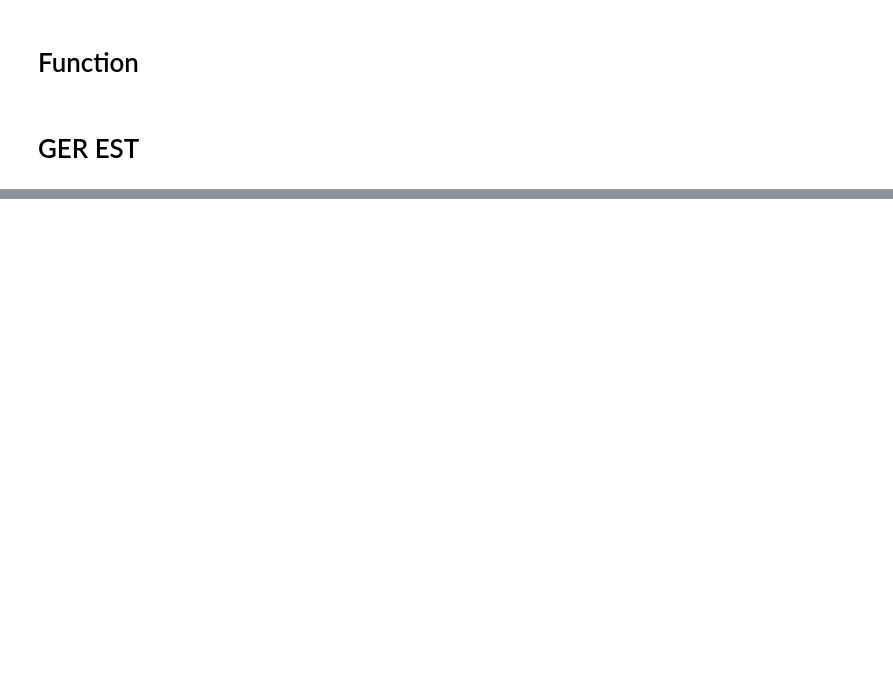
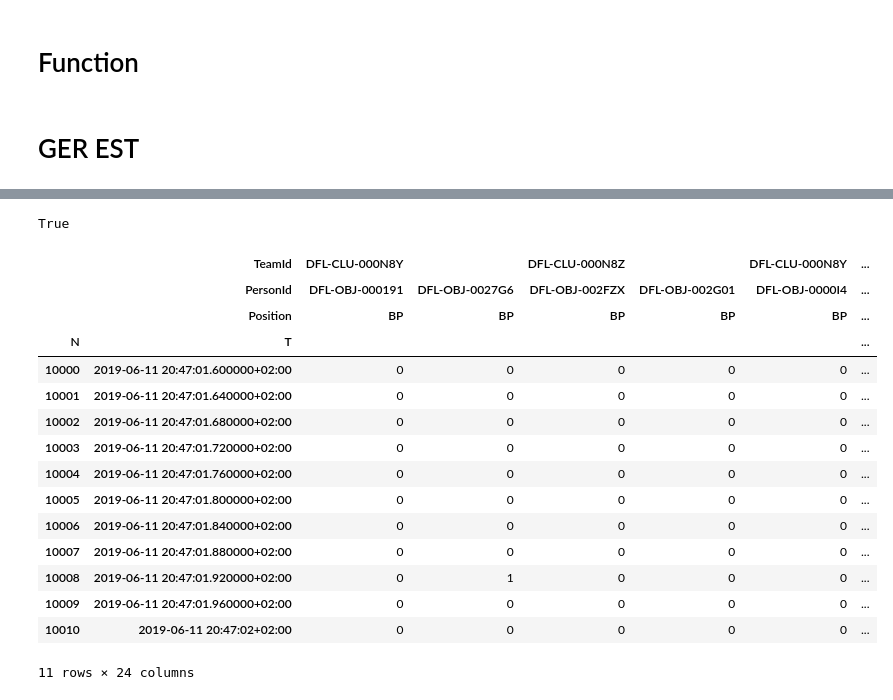
Before and after one commit to Deutscher-Fussball-Bund/Qualit-tsindex, a Jupyter notebook: IndividualBP.ipynb, the cells around one changed output, grey strips where cells are left out. Saved outputs shown, nothing was run; the diff lists cells and outputs as text; code cells hidden in the pictures; blank space fills up the shorter version.

```diff
--- a/IndividualBP.ipynb
+++ b/IndividualBP.ipynb
@@ -182,6 +182,10 @@ path='C:/Users/Tim/Desktop/QIndex/data/19-06-12_Mainz_GER_EST Sportec Data/'
 # %%
 xml_positions = etree.parse('C:/Users/Tim/Desktop/QIndex/data/19-06-12_Mainz_GER_EST Sportec Data/DFL_04_03_positions_raw_observed_DFL-COM-000001_DFL-MAT-003BEU.xml') ##privat
 kpimerged = pd.read_excel('C:/Users/Tim/Desktop/QIndex/data/19-06-12_Mainz_GER_EST Sportec Data/DFB_KPI_Merged.xlsx') ##privat
+# %%
+path='C:/Users/Jung/Desktop/Q-Index Master/19-06-12_Mainz_GER_EST Sportec Data/'    #Arbeit
+xml_positions = etree.parse('C:/Users/Jung/Desktop/Q-Index Master/19-06-12_Mainz_GER_EST Sportec Data/DFL_04_03_positions_raw_observed_DFL-COM-000001_DFL-MAT-003BEU.xml') ##Arbeit
+kpimerged = pd.read_excel('C:/Users/Jung/Desktop/Q-Index Master/19-06-12_Mainz_GER_EST Sportec Data/DFB_KPI_Merged.xlsx') ##Arbeit
 # %%
 kpimergednew = kpimerged.rename({'FRAME_NUMBER': 'N'}, axis=1)
 # %%
@@ -261,12 +266,35 @@ players=players.drop("DFL-OBJ-0000XT")
 players
 for player in players:
     if player in matchinfo.get(1)[CUID1]:
+        positions[CUID1,player,'BP']=0
         positions[CUID1,player,'DtB']=positions.apply(lambda x: calculateDistance(x[CUID1,player,'X'],x[CUID1,player,'Y'],x['BALL','DFL-OBJ-0000XT','X'],x['BALL','DFL-OBJ-0000XT','Y']),axis=1)
     if player in matchinfo.get(1)[CUID2]:
+        positions[CUID2,player,'BP']=0
         positions[CUID2,player,'DtB']=positions.apply(lambda x: calculateDistance(x[CUID2,player,'X'],x[CUID2,player,'Y'],x['BALL','DFL-OBJ-0000XT','X'],x['BALL','DFL-OBJ-0000XT','Y']),axis=1)
+
+for player in players:
+    if player in matchinfo.get(2)[CUID1]:
+        positions2[CUID1,player,'BP']=0
+        positions2[CUID1,player,'DtB']=positions2.apply(lambda x: calculateDistance(x[CUID1,player,'X'],x[CUID1,player,'Y'],x['BALL','DFL-OBJ-0000XT','X'],x['BALL','DFL-OBJ-0000XT','Y']),axis=1)
+    if player in matchinfo.get(2)[CUID2]:
+        positions2[CUID1,player,'BP']=0
+        positions2[CUID2,player,'DtB']=positions2.apply(lambda x: calculateDistance(x[CUID2,player,'X'],x[CUID2,player,'Y'],x['BALL','DFL-OBJ-0000XT','X'],x['BALL','DFL-OBJ-0000XT','Y']),axis=1)
 # %%
 for player in players:
     if player in matchinfo.get(2)[CUID1]:
         positions2[CUID1,player,'DtB']=positions2.apply(lambda x: calculateDistance(x[CUID1,player,'X'],x[CUID1,player,'Y'],x['BALL','DFL-OBJ-0000XT','X'],x['BALL','DFL-OBJ-0000XT','Y']),axis=1)
     if player in matchinfo.get(2)[CUID2]:
         positions2[CUID2,player,'DtB']=positions2.apply(lambda x: calculateDistance(x[CUID2,player,'X'],x[CUID2,player,'Y'],x['BALL','DFL-OBJ-0000XT','X'],x['BALL','DFL-OBJ-0000XT','Y']),axis=1)
+# %%
+##Placeholder Column ob in Ballbesitz oder nicht
+for player in players:
+    if player in matchinfo.get(1)[CUID1]:
+        positions[CUID1,player,'BP']=0
+    if player in matchinfo.get(1)[CUID2]:
+        positions[CUID2,player,'BP']=0
+
+for player in players:
+    if player in matchinfo.get(2)[CUID1]:
+        positions2[CUID1,player,'BP']=0
+    if player in matchinfo.get(2)[CUID2]:
+        positions2[CUID2,player,'BP']=0
@@ -347,0 +399,23 @@ kpimergednew
+# %%
+kpimergednew.loc[1,"NORECEIVER"]==False
+# %% [output]
+True
+# %%
+positions.loc[slice(10000,10010),(slice(None),slice(None),"BP")]
+# %% [output]
+|  | TeamId | DFL-CLU-000N8Y |  | DFL-CLU-000N8Z |  | DFL-CLU-000N8Y | ... |
+|  | PersonId | DFL-OBJ-000191 | DFL-OBJ-0027G6 | DFL-OBJ-002FZX | DFL-OBJ-002G01 | DFL-OBJ-0000I4 | ... |
+|  | Position | BP | BP | BP | BP | BP | ... |
+| N | T |  |  |  |  |  | ... |
+| 10000 | 2019-06-11 20:47:01.600000+02:00 | 0 | 0 | 0 | 0 | 0 | ... |
+| 10001 | 2019-06-11 20:47:01.640000+02:00 | 0 | 0 | 0 | 0 | 0 | ... |
+| 10002 | 2019-06-11 20:47:01.680000+02:00 | 0 | 0 | 0 | 0 | 0 | ... |
+| 10003 | 2019-06-11 20:47:01.720000+02:00 | 0 | 0 | 0 | 0 | 0 | ... |
+| 10004 | 2019-06-11 20:47:01.760000+02:00 | 0 | 0 | 0 | 0 | 0 | ... |
+| 10005 | 2019-06-11 20:47:01.800000+02:00 | 0 | 0 | 0 | 0 | 0 | ... |
+| 10006 | 2019-06-11 20:47:01.840000+02:00 | 0 | 0 | 0 | 0 | 0 | ... |
+| 10007 | 2019-06-11 20:47:01.880000+02:00 | 0 | 0 | 0 | 0 | 0 | ... |
+| 10008 | 2019-06-11 20:47:01.920000+02:00 | 0 | 1 | 0 | 0 | 0 | ... |
+| 10009 | 2019-06-11 20:47:01.960000+02:00 | 0 | 0 | 0 | 0 | 0 | ... |
+| 10010 | 2019-06-11 20:47:02+02:00 | 0 | 0 | 0 | 0 | 0 | ... |
+11 rows × 24 columns
```
Also changed, not shown: parts of 53 cells of this notebook, 3 other files.
